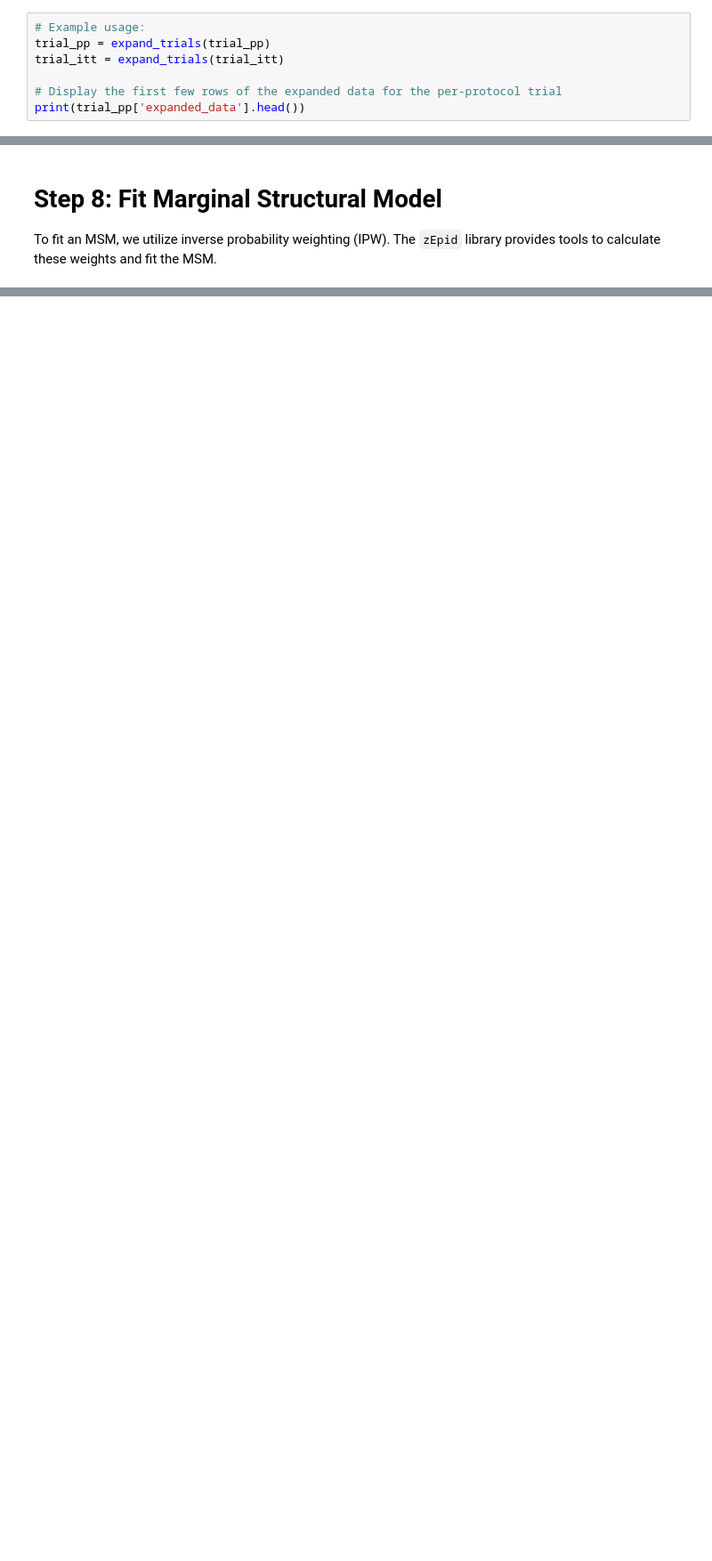
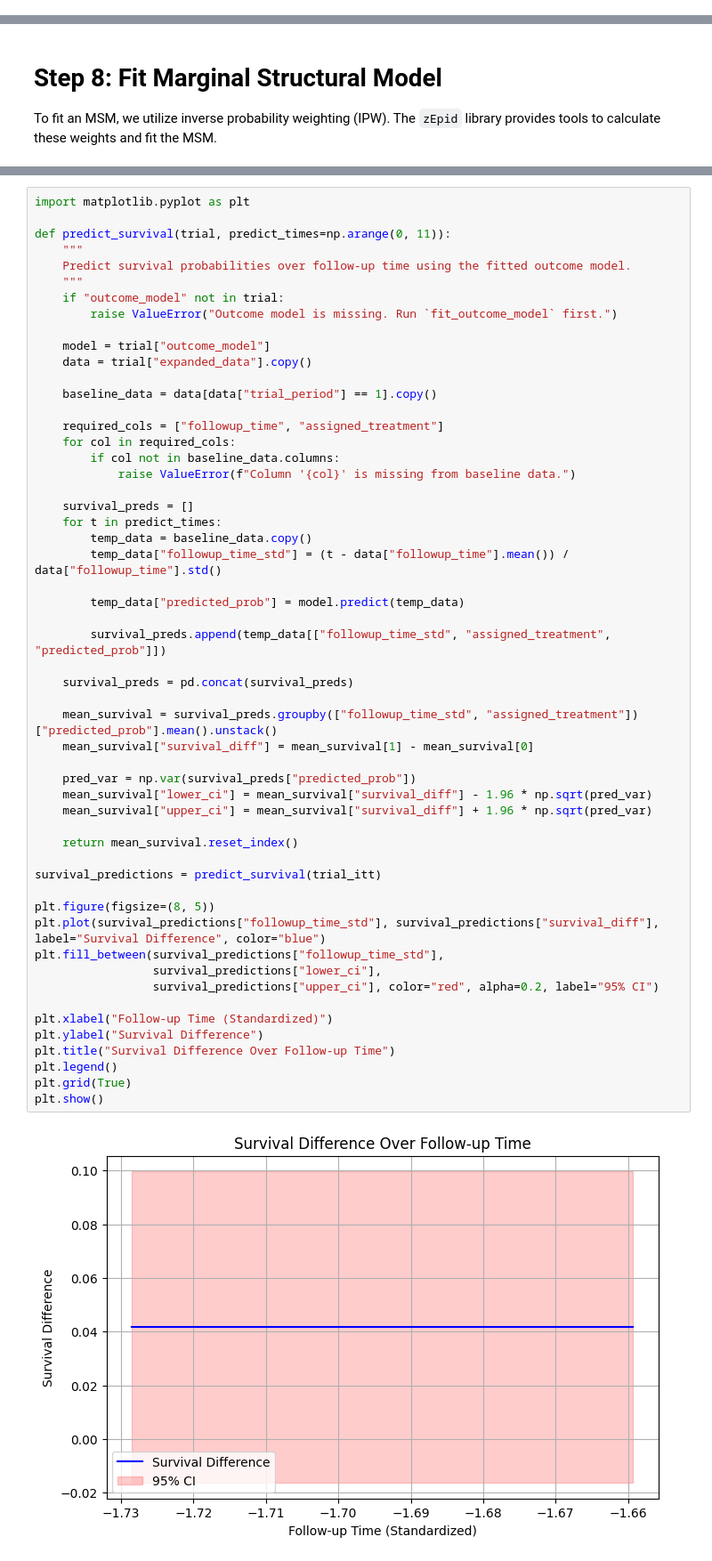
Before and after one commit to decaffeinatooo/TTE_R_TO_PYTHON, a Jupyter notebook: TTE-v2.ipynb, the cells around one changed output, grey strips where cells are left out. Shown at 89% size. Cells and saved outputs as stored; diff of their text form; blank space fills up the shorter version.

```diff
--- a/TTE-v2.ipynb
+++ b/TTE-v2.ipynb
@@ -513,7 +609,0 @@ def expand_trials(trial, censor_at_switch=True, first_period=0, last_period=10):
-# %%
-# Example usage:
-trial_pp = expand_trials(trial_pp)
-trial_itt = expand_trials(trial_itt)
-
-# Display the first few rows of the expanded data for the per-protocol trial
-print(trial_pp['expanded_data'].head())
@@ -631,0 +946,56 @@ Index(['id', 'male', 'age0', 'cd40', 'dvl0', 'treatment', 'outcome', 't',
+# %%
+import matplotlib.pyplot as plt
+
+def predict_survival(trial, predict_times=np.arange(0, 11)):
+    """
+    Predict survival probabilities over follow-up time using the fitted outcome model.
+    """
+    if "outcome_model" not in trial:
+        raise ValueError("Outcome model is missing. Run `fit_outcome_model` first.")
+
+    model = trial["outcome_model"]
+    data = trial["expanded_data"].copy()
+
+    baseline_data = data[data["trial_period"] == 1].copy()
+
+    required_cols = ["followup_time", "assigned_treatment"]
+    for col in required_cols:
+        if col not in baseline_data.columns:
+            raise ValueError(f"Column '{col}' is missing from baseline data.")
+
+    survival_preds = []
+    for t in predict_times:
+        temp_data = baseline_data.copy()
+        temp_data["followup_time_std"] = (t - data["followup_time"].mean()) / data["followup_time"].std()
+
+        temp_data["predicted_prob"] = model.predict(temp_data)
+
+        survival_preds.append(temp_data[["followup_time_std", "assigned_treatment", "predicted_prob"]])
+
+    survival_preds = pd.concat(survival_preds)
+
+    mean_survival = survival_preds.groupby(["followup_time_std", "assigned_treatment"])["predicted_prob"].mean().unstack()
+    mean_survival["survival_diff"] = mean_survival[1] - mean_survival[0]
+
+    pred_var = np.var(survival_preds["predicted_prob"])
+    mean_survival["lower_ci"] = mean_survival["survival_diff"] - 1.96 * np.sqrt(pred_var)
+    mean_survival["upper_ci"] = mean_survival["survival_diff"] + 1.96 * np.sqrt(pred_var)
+
+    return mean_survival.reset_index()
+
+survival_predictions = predict_survival(trial_itt)
+
+plt.figure(figsize=(8, 5))
+plt.plot(survival_predictions["followup_time_std"], survival_predictions["survival_diff"], label="Survival Difference", color="blue")
+plt.fill_between(survival_predictions["followup_time_std"],
+                 survival_predictions["lower_ci"],
+                 survival_predictions["upper_ci"], color="red", alpha=0.2, label="95% CI")
+
+plt.xlabel("Follow-up Time (Standardized)")
+plt.ylabel("Survival Difference")
+plt.title("Survival Difference Over Follow-up Time")
+plt.legend()
+plt.grid(True)
+plt.show()
+# %% [output]
+[figure, added]
```
Also changed, not shown: parts of 28 cells of this notebook, 26 other files.
